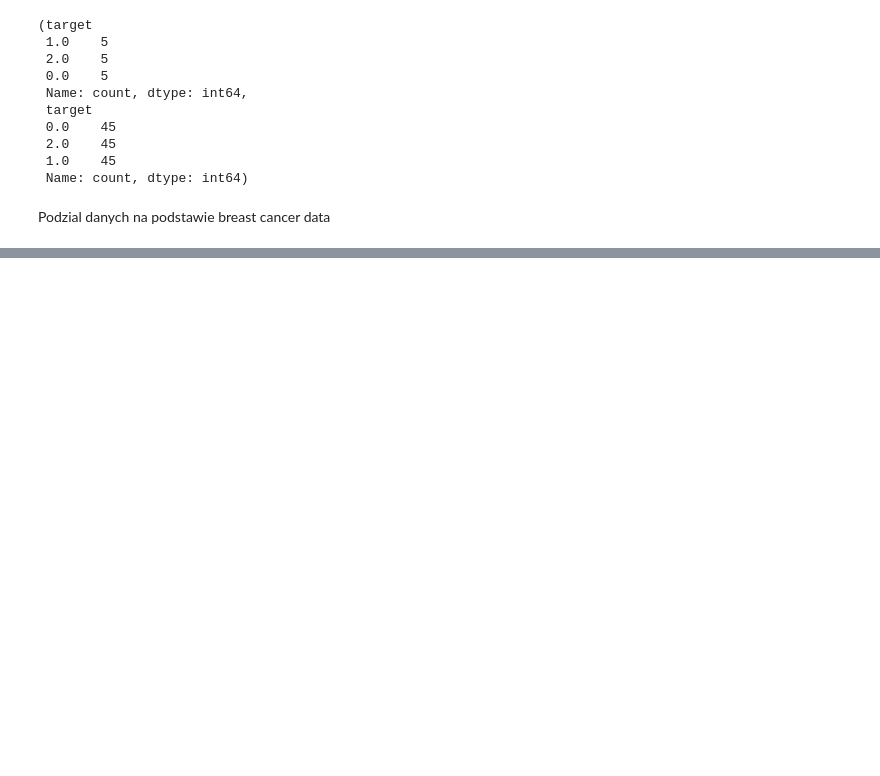
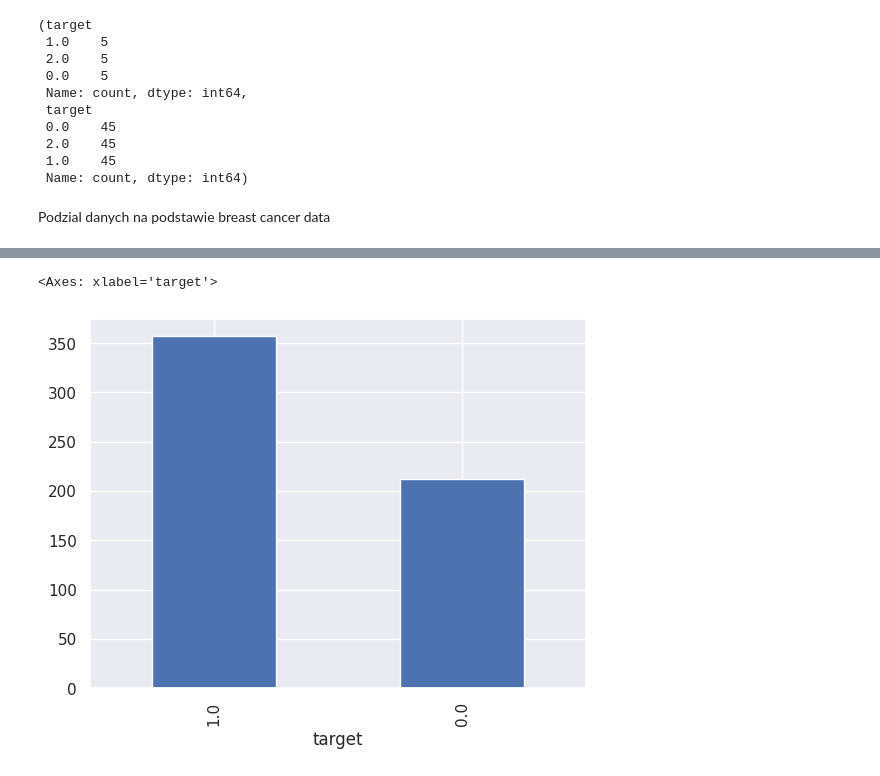
Before and after one commit to JustynaGoc/machine-learning-bootcamp, a Jupyter notebook: 4_Dzielenie_zbiorow_.ipynb, the cells around one changed output, grey strips where cells are left out. Saved outputs shown, nothing was run; the diff lists cells and outputs as text; code cells hidden in the pictures; blank space fills up the shorter version.

```diff
--- a/4_Dzielenie_zbiorow_.ipynb
+++ b/4_Dzielenie_zbiorow_.ipynb
@@ -220,0 +223,3 @@ Podzial danych na podstawie breast cancer data
+# %%
+raw_data =load_breast_cancer()
+raw_data_copy  = raw_data.copy()
@@ -220,0 +230,8 @@ Podzial danych na podstawie breast cancer data
+# %%
+data = raw_data_copy["data"]
+target=  raw_data_copy["target"]
+# %%
+data_all = np.c_[data,target]
+data_all
+df= pd.DataFrame(data_all, columns = list(raw_data["feature_names"]) + ["target"])
+df
@@ -220,0 +260,5 @@ Podzial danych na podstawie breast cancer data
+# %%
+df.target.value_counts().plot(kind = "bar")
+# %% [output]
+<Axes: xlabel='target'>
+[figure, added]
```
Also changed, not shown: parts of 11 cells of this notebook.
